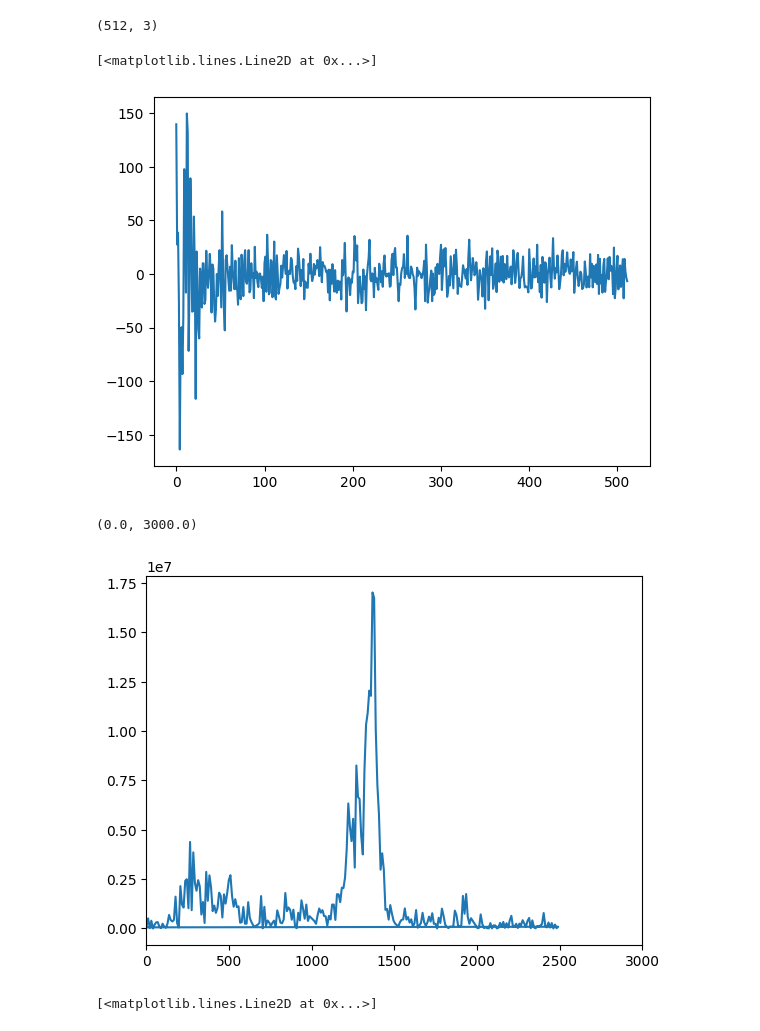
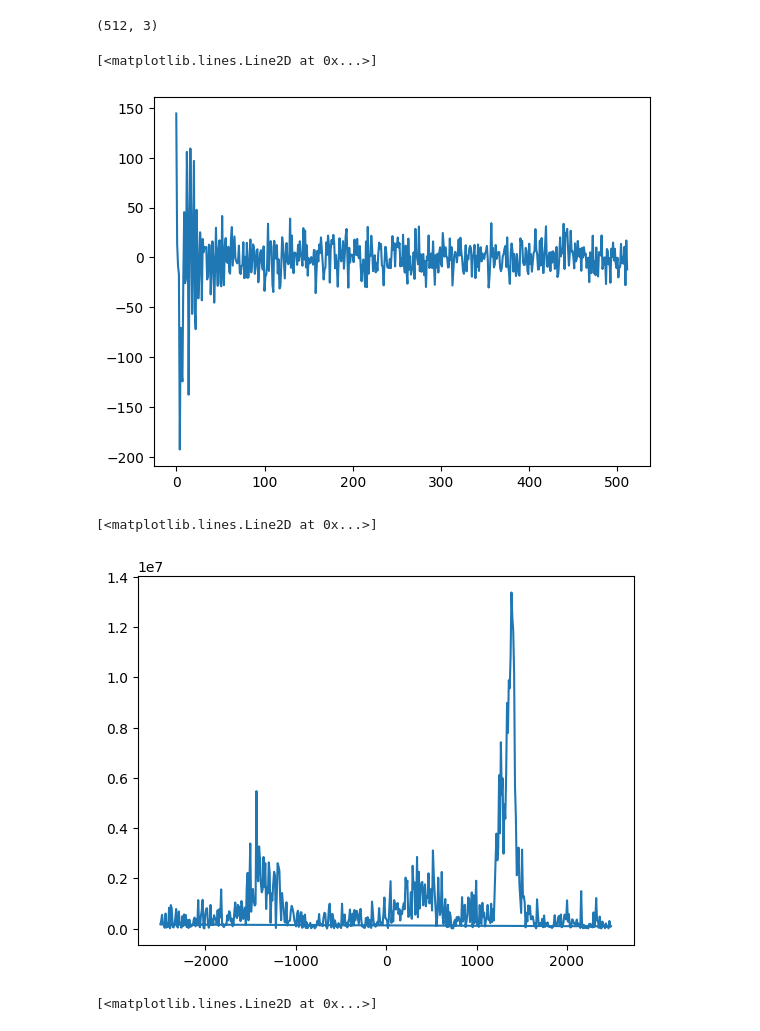
Before and after one commit to dmochow/fus, a Jupyter notebook: code/read_mrs.ipynb, the cells around one changed output. Saved outputs shown, nothing was run; the diff lists cells and outputs as text; code cells hidden in the pictures.

```diff
--- a/code/read_mrs.ipynb
+++ b/code/read_mrs.ipynb
@@ -15,7 +26,7 @@ Found 3 files.
 ## Here I am reading in the nifti file from spec2nii
 # %%
 #
-path_to_nii = '/Users/jacekdmochowski/PROJECTS/fus/data/mrs_working/mathai_active.nii'
+path_to_nii = '/Users/jacekdmochowski/PROJECTS/fus/data/mrs_working/mathai_active_post.nii'
 nii = nib.load(path_to_nii)
 # %% [markdown]
 ## Here I am reading in the contents of the nifti file
@@ -34,6 +45,6 @@ plt.plot(data[:,2])
 #plt.xlim([0,100])
 # %% [output]
 [<matplotlib.lines.Line2D at 0x...>]
-[figure, old version]
+[figure, new version]
 # %%
 fid = data[:,2]
@@ -43,12 +52,12 @@ power = np.abs(np.fft.fft(fid))**2
 # %%
 # plot power spectrum
 import matplotlib.pyplot as plt
 freqs = np.fft.fftfreq(len(fid),1/5000)
 plt.plot(freqs,power)
-plt.xlim([0,3000])
+#plt.xlim([0,3000])
 # %% [output]
-(0.0, 3000.0)
+[<matplotlib.lines.Line2D at 0x...>]
-[figure, old version]
+[figure, new version]
 # %%
 # plot the spectrum
 import matplotlib.pyplot as plt
```
Also changed, not shown: parts of 6 cells of this notebook, 3 other files.
